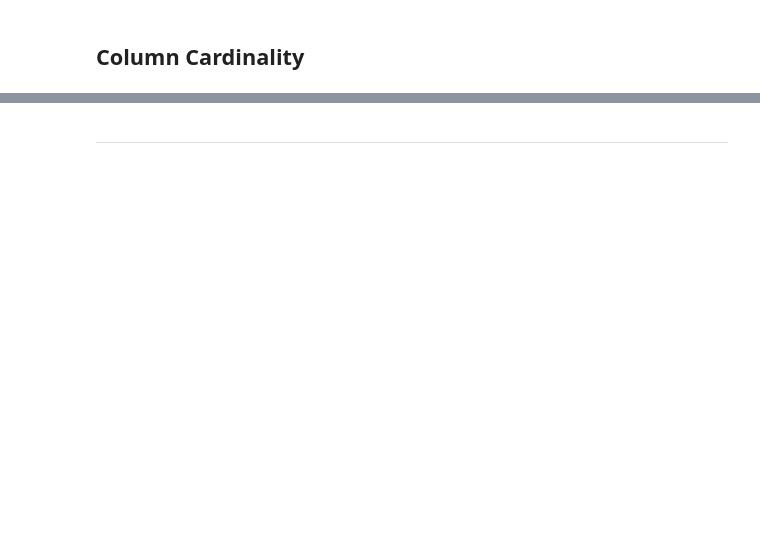
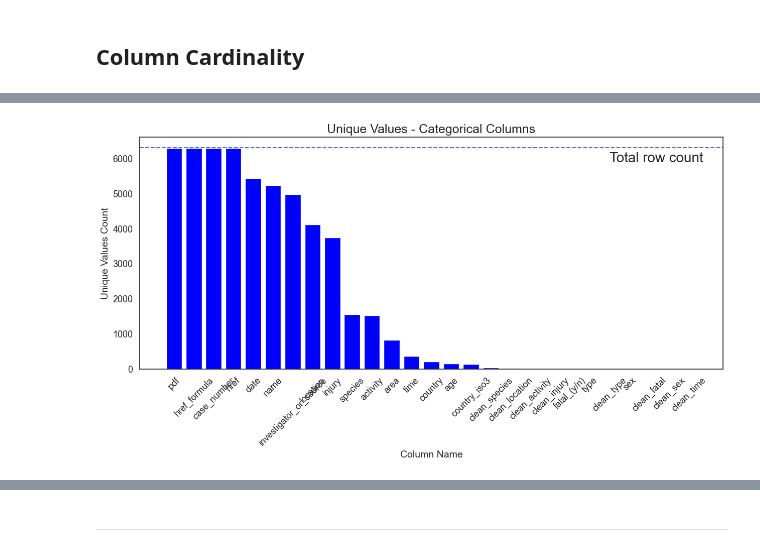
Before and after one commit to LupiVolpi/Shark_Attack, a Jupyter notebook: data_cleaning_shark_attack.ipynb, the cells around one changed output, grey strips where cells are left out. Saved outputs shown, nothing was run; the diff lists cells and outputs as text; code cells hidden in the pictures; blank space fills up the shorter version.

```diff
--- a/data_cleaning_shark_attack.ipynb
+++ b/data_cleaning_shark_attack.ipynb
@@ -501,0 +587,13 @@ Name: clean_species, dtype: float64
+# %%
+shark_clean["clean_fatal"] = (
+    shark_clean["fatal_(y/n)"]
+    .fillna("")
+    .apply(
+        lambda fatal:
+        fatal.strip().lower() if fatal.strip().lower() == "y"
+        else fatal.strip().lower() if fatal.strip().lower() == "n"
+        else "unknown"
+    )
+)
+
+shark_clean["clean_fatal"].value_counts(normalize=True)
@@ -641,10 +672,0 @@ shark_clean[["clean_year", "clean_month", "clean_day"]] = (
-# %%
-# Create "clean_date" column of type timestamp.
-shark_clean["clean_date"] = pd.to_datetime(
-    arg=shark_clean[["clean_year", "clean_month", "clean_day"]]
-    .rename(columns={"clean_day": "day", "clean_month": "month", "clean_year": "year"}),
-    format="%Y-%m-%d",
-    errors="ignore"
-)
-
-shark_clean[["clean_year", "clean_month", "clean_day", "clean_date"]].sample(5)
@@ -657,0 +673,10 @@ shark_clean[["clean_year", "clean_month", "clean_day", "clean_date"]].sample(5)
+# %%
+location_regex = r"bay|dock|island|river|lake|reef|harbor|offshore|beach|port|cove|sea|ocean|pier|strait"
+
+shark_clean["clean_location"] = shark_clean["location"].fillna("unknown").apply(
+    lambda location:
+    re.findall(location_regex, location.lower())[0] if len(re.findall(location_regex, location.lower())) > 0
+    else location if location == "unknown"
+    else "other"
+)
+shark_clean[["location","clean_location"]].sample(6)
@@ -724,0 +888,8 @@ Name: clean_time, dtype: float64
+# %%
+shark_clean["clean_type"] = shark_clean["type"].apply(
+    lambda atype: "Boating"
+    if atype == "Boatomg"
+    else atype
+)
+
+shark_clean["clean_type"].value_counts(normalize=True)
@@ -731,22 +932,24 @@ categorical_cardinality
 # %%
 fig, ax = plt.subplots(figsize = (15, 6))
 
 plt.bar(x=categorical_cardinality.index, height=categorical_cardinality, color="blue")
 
 # Line-drawing and text annotation
 plt.axhline(y=shark_clean.shape[0], linestyle="--")
-ax.annotate("Total row count", xy=(15.8, shark_clean.shape[0] -400), fontsize=20)
+ax.annotate("Total row count", xy=(22, shark_clean.shape[0] -400), fontsize=20)
 
 # x-labels
 ax.set_xlabel("Column Name", fontsize=14)
 plt.xticks(rotation=45, fontsize=13)
 
 # y-labels
 ax.set_ylabel("Unique Values Count", fontsize=14)
 plt.yticks(fontsize=13)
 
 # Title and legend
 ax.set_title("Unique Values - Categorical Columns", fontsize=18);
+# %% [output]
+[figure, added]
 # %%
 # Drop high-cardinality categorical columns that won't be treated
 # (except "case_number", which will act as primary key).
```
Also changed, not shown: parts of 104 cells of this notebook.
